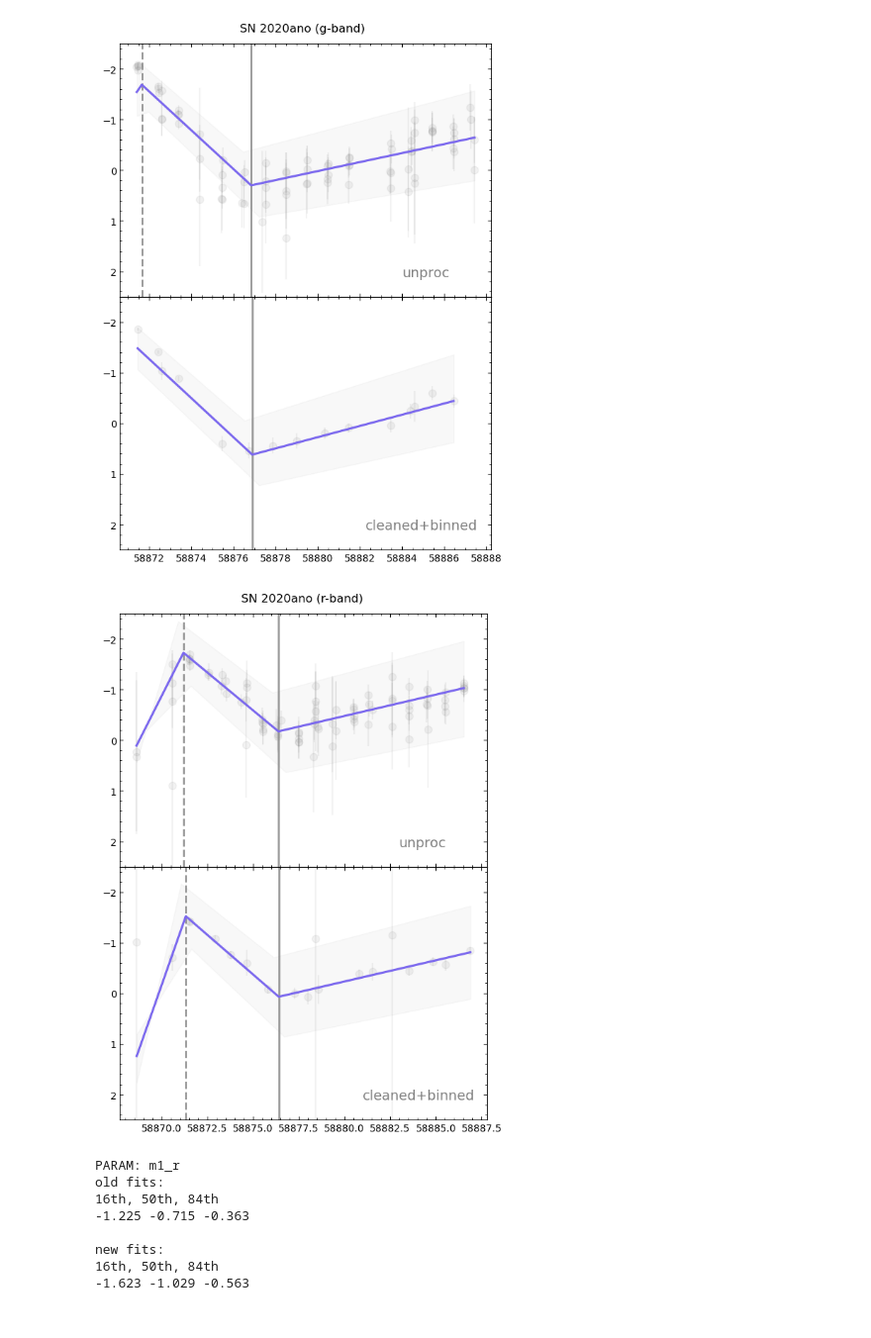
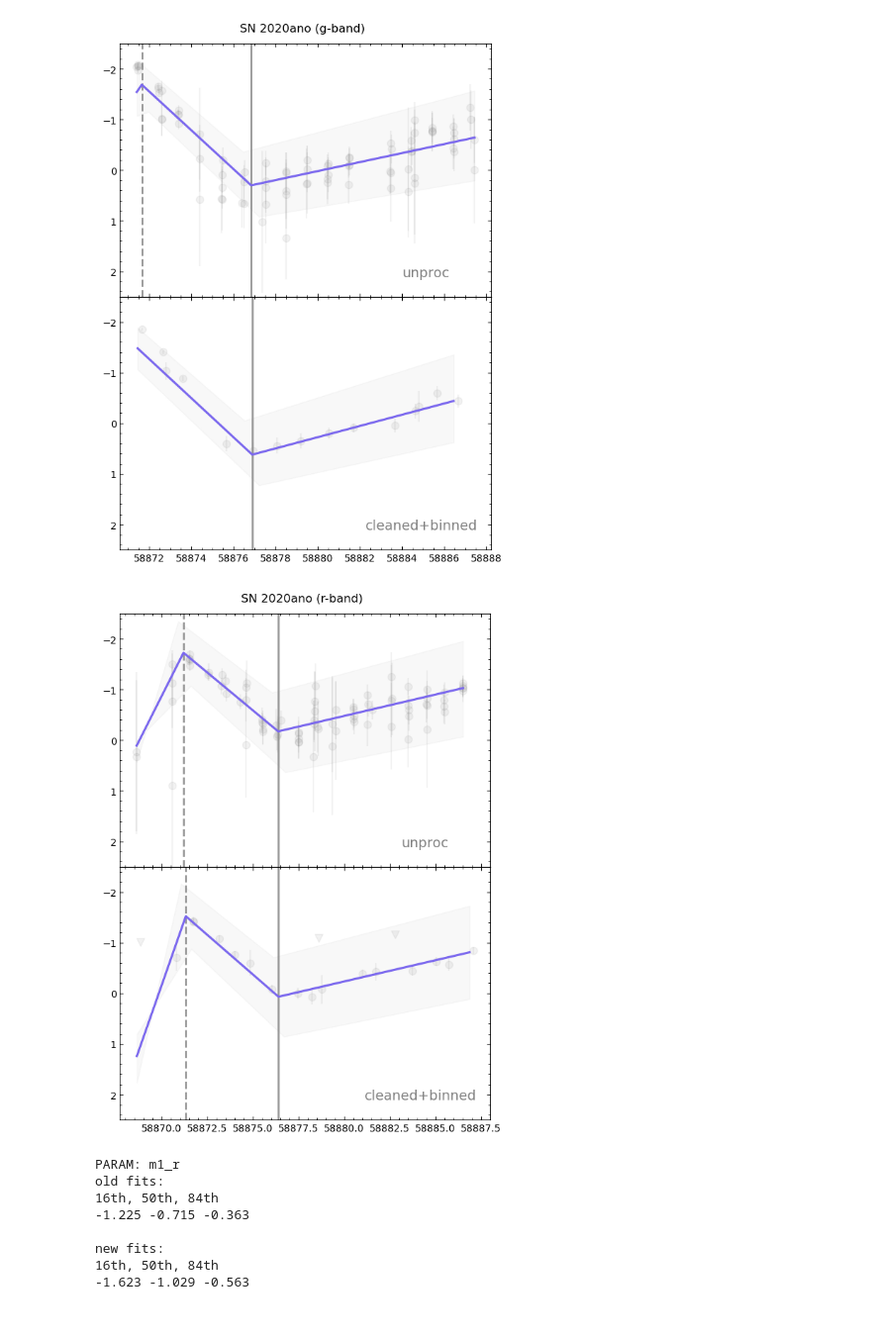
Before and after one commit to aec3675/ztf_IIb, a Jupyter notebook: compare_mcmc_fits.ipynb, the cells around one changed output. Shown: that part at 99% size. Drawn from its saved outputs; the diff is of its cells as text; code cells hidden in the pictures.

Commit message:
updated plots

```diff
--- a/compare_mcmc_fits.ipynb
+++ b/compare_mcmc_fits.ipynb
@@ -529,8 +541,14 @@ ax[0].axvline(bestfit_df_old[bestfit_df_old['SN_ID']==df_str]['a2_r'].iloc[0]-15
               color='gray', zorder=1, linewidth=2, alpha=0.8, label='a2')
 
 #plotting ztf data
-x,y,yerr = t_mjd,np.array(r_df['norm_m']),np.array(r_df['mag_err_all'])
-ax[0].errorbar(x, y, yerr, linestyle='', marker='.', color='gray', alpha=0.1, markersize=15, zorder=0, label='g+c') #ztf errors,
+dets = (r_df['mag_err_all']<9999)
+uplims = ~dets
+x = np.array(r_df.loc[dets,'norm_t'])-15+old_a2_mjd
+y = np.array(r_df.loc[dets,'norm_m'])
+yerr = np.array(r_df.loc[dets,'mag_err_all'])
+xup, yup = np.array(r_df.loc[uplims,'norm_t'])-15+old_a2_mjd, np.array(r_df.loc[uplims,'norm_m'])
+ax[0].errorbar(x, y, yerr, linestyle='', marker='.', color='gray', alpha=0.1, markersize=15, zorder=0) #ztf errors,
+ax[0].scatter(xup, yup, linestyle='', marker='v', color='gray', alpha=0.1, s=65,zorder=0)
 
 ax[0].set_ylim(2.5,-2.5)
 # ax[0].set_title('Old MCMC Fits')
@@ -550,36 +568,42 @@ x_plt = np.arange(min(r_df['norm_t']),max(r_df['norm_t']),0.01)
 
 best = np.array(sn20ano_new_fit_r).T[0] #bestfit values
 lower_bound = np.array(sn20ano_new_fit_r).T[0] - np.array(sn20ano_new_fit_r).T[1] #50th ptile - diff_16ptile
 upper_bound = np.array(sn20ano_new_fit_r).T[0] + np.array(sn20ano_new_fit_r).T[2] #50th ptile + diff_84ptile
 
 #plotting mcmc results
 ax[1].plot(x_plt-15+new_a2_mjd, np.array([model(best, v, r1=True) for v in x_plt]), c='mediumslateblue', label='20ano_new', linewidth=2.25)# linestyle=ls[i])
 lower_curve = np.array([model(lower_bound, v, r1=True) for v in x_plt])
 upper_curve = np.array([model(upper_bound, v, r1=True) for v in x_plt])
 ax[1].fill_between(x_plt-15+new_a2_mjd, lower_curve, upper_curve, color='gray', alpha=0.05, zorder=0)
 
 ax[1].axvline(bestfit_df_new[bestfit_df_new['SN_ID']==df_str]['a1_r'].iloc[0]-15+new_a2_mjd,
                     color='gray', linestyle='--',zorder=1, linewidth=2, alpha=0.8, label='a1')
 ax[1].axvline(bestfit_df_new[bestfit_df_new['SN_ID']==df_str]['a2_r'].iloc[0]-15+new_a2_mjd,
               color='gray', zorder=1, linewidth=2, alpha=0.8, label='a2')
 
 #plotting ztf data
-x,y,yerr = t_mjd,np.array(r_df['norm_m']),np.array(r_df['mag_err_all'])
-ax[1].errorbar(x, y, yerr, linestyle='', marker='.', color='gray', alpha=0.1, markersize=15, zorder=0, label='g+c') #ztf errors,
+dets = (r_df['mag_err_all']<9999)
+uplims = ~dets
+x = np.array(r_df.loc[dets,'norm_t'])-15+old_a2_mjd
+y = np.array(r_df.loc[dets,'norm_m'])
+yerr = np.array(r_df.loc[dets,'mag_err_all'])
+xup, yup = np.array(r_df.loc[uplims,'norm_t'])-15+old_a2_mjd, np.array(r_df.loc[uplims,'norm_m'])
+ax[1].errorbar(x, y, yerr, linestyle='', marker='.', color='gray', alpha=0.1, markersize=15, zorder=0) #ztf errors,
+ax[1].scatter(xup, yup, linestyle='', marker='v', color='gray', alpha=0.1, s=65, zorder=0)
 
 ax[1].set_ylim(2.5,-2.5)
 # ax[1].set_title('Cleaned+Averaged MCMC Fits')
 
 ax[1].xaxis.set_minor_locator(AutoMinorLocator())
 ax[1].yaxis.set_minor_locator(AutoMinorLocator())
 ax[1].tick_params(which="both",top=True, labeltop=False, bottom=True, labelbottom=True, left=True, right=True, direction="in",zorder=0)
 
 plt.annotate('cleaned+binned',xy=(0.66,0.08),xycoords='axes fraction',color='gray',fontsize=14)
 
 plt.suptitle('SN 2020ano (r-band)')
 plt.tight_layout()
 # %% [output]
-[figure, old version]
+[figure, new version]
 # %%
 def print_fit_comps(val):
     print('old fits:\n16th, 50th, 84th')
```
Also changed, not shown: parts of 1 cell of this notebook.
